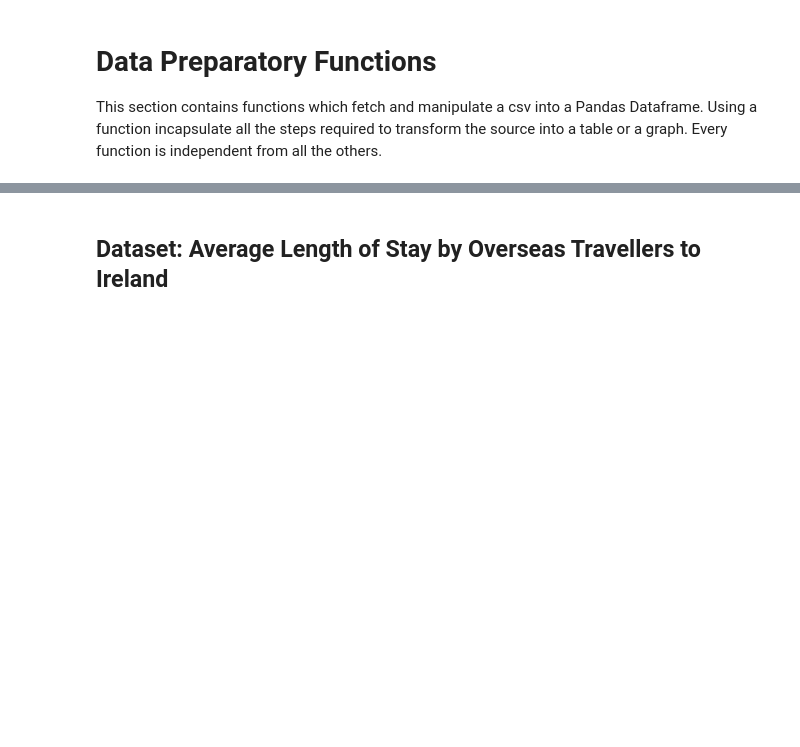
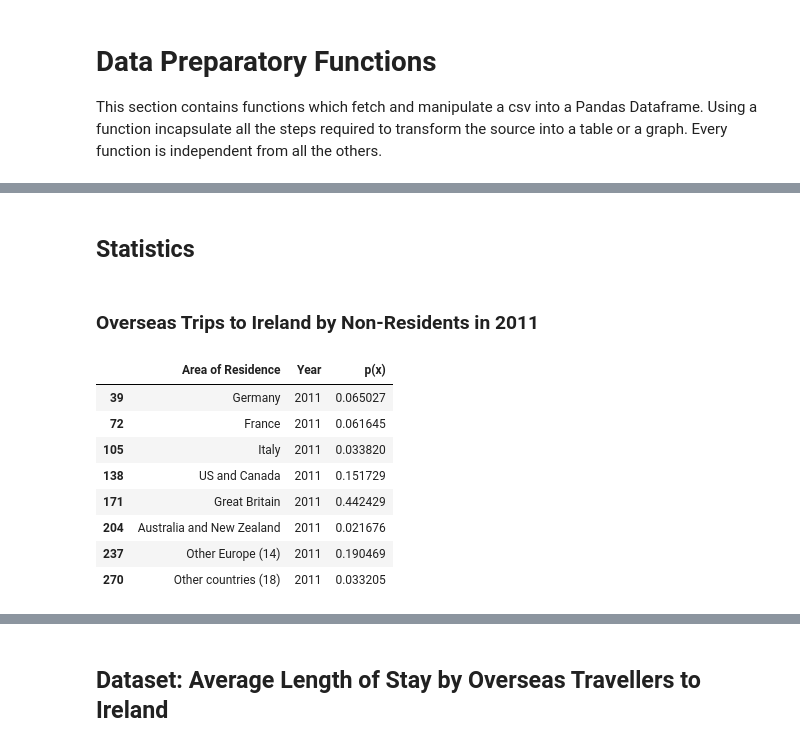
Before and after one commit to sba21725/MSC_DA_CA1, a Jupyter notebook: Notebook.ipynb, the cells around one changed output, grey strips where cells are left out. Cells and saved outputs as stored; diff of their text form; code cells hidden in the pictures; blank space fills up the shorter version.

```diff
--- a/Notebook.ipynb
+++ b/Notebook.ipynb
@@ -116,0 +108,18 @@ def tma09C1_frequencies_no_allcountries():
+# %% [markdown]
+## Statistics
+# %% [markdown]
+### Overseas Trips to Ireland by Non-Residents in 2011
+# %%
+df_2011 = df.loc[df["Year"]==2011,["Area of Residence", "Year", "VALUE"]]
+df_2011 = df_2011.rename(columns={"VALUE": "p(x)"})
+df_2011.head(10)
+# %% [output]
+|  | Area of Residence | Year | p(x) |
+| 39 | Germany | 2011 | 0.065027 |
+| 72 | France | 2011 | 0.061645 |
+| 105 | Italy | 2011 | 0.033820 |
+| 138 | US and Canada | 2011 | 0.151729 |
+| 171 | Great Britain | 2011 | 0.442429 |
+| 204 | Australia and New Zealand | 2011 | 0.021676 |
+| 237 | Other Europe (14) | 2011 | 0.190469 |
+| 270 | Other countries (18) | 2011 | 0.033205 |
```
Also changed, not shown: parts of 35 cells of this notebook, 1 other file.
